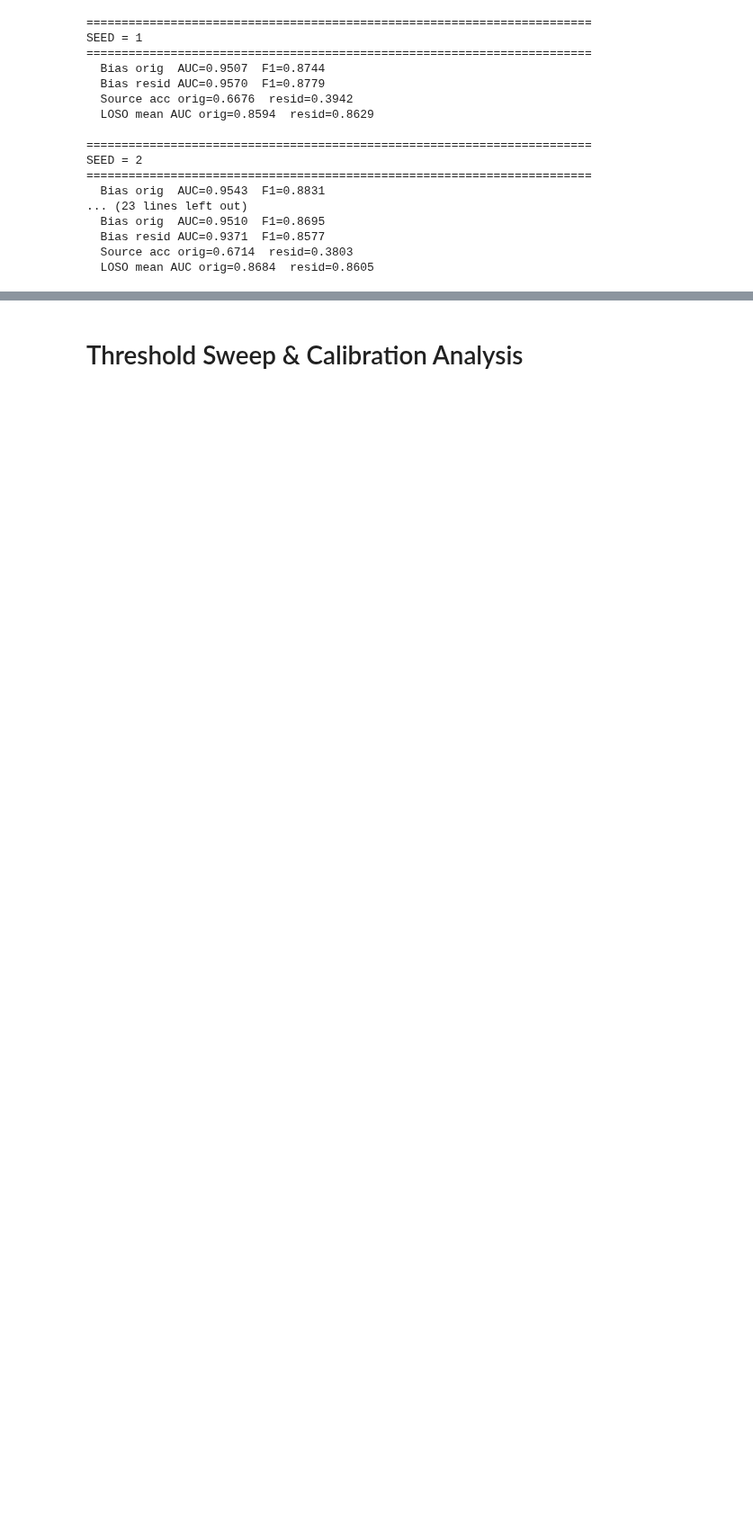
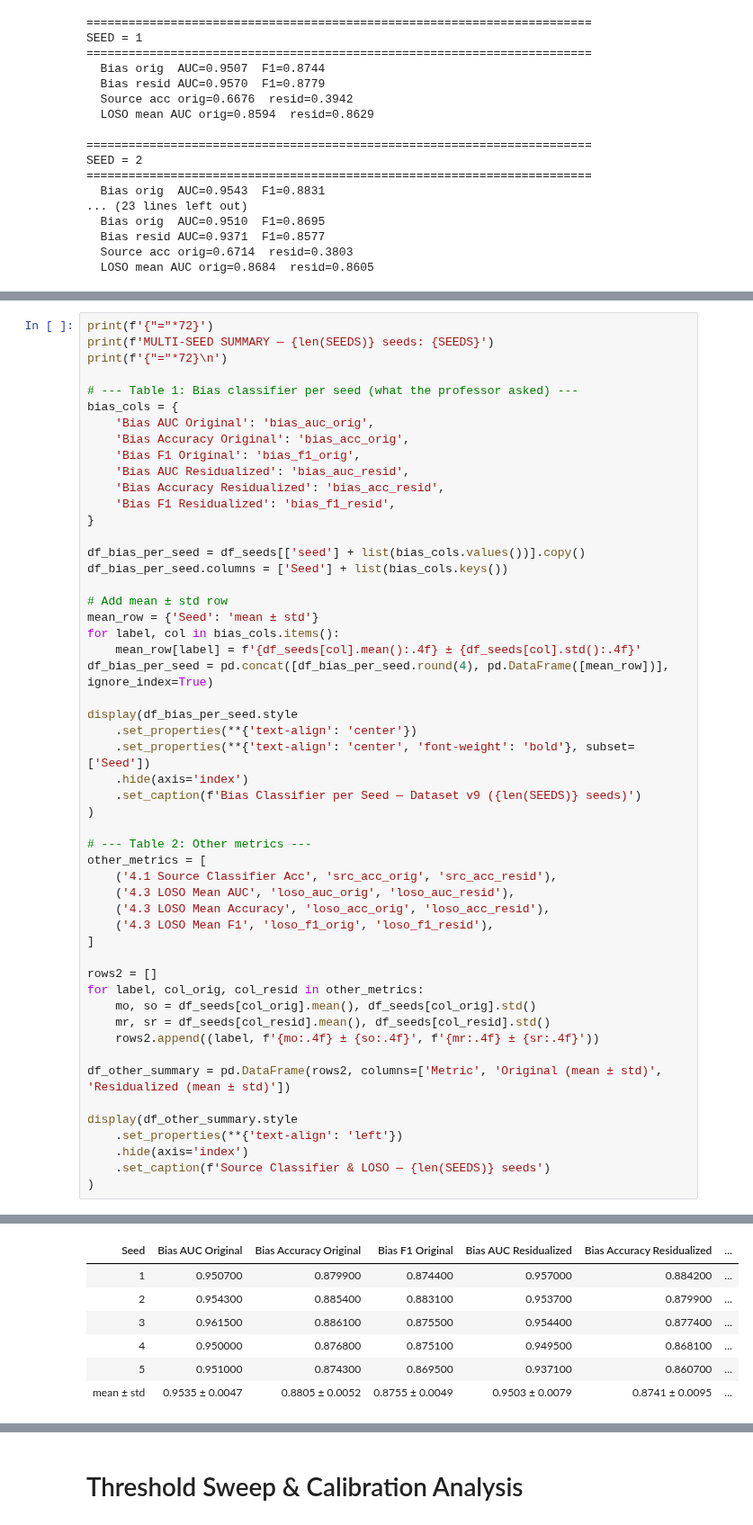
Before and after one commit to pinthoz/attention-atlas, a Jupyter notebook: dataset/v2/bert_source.ipynb, the cells around one changed output, grey strips where cells are left out. Shown at 90% size. Cells and saved outputs as stored; diff of their text form; blank space fills up the shorter version.

```diff
--- a/dataset/v2/bert_source.ipynb
+++ b/dataset/v2/bert_source.ipynb
@@ -1655,0 +1696,53 @@ Per-seed detail:
+# %%
+print(f'{"="*72}')
+print(f'MULTI-SEED SUMMARY — {len(SEEDS)} seeds: {SEEDS}')
+print(f'{"="*72}\n')
+
+# --- Table 1: Bias classifier per seed (what the professor asked) ---
+bias_cols = {
+    'Bias AUC Original': 'bias_auc_orig',
+    'Bias Accuracy Original': 'bias_acc_orig',
+    'Bias F1 Original': 'bias_f1_orig',
+    'Bias AUC Residualized': 'bias_auc_resid',
+    'Bias Accuracy Residualized': 'bias_acc_resid',
+    'Bias F1 Residualized': 'bias_f1_resid',
+}
+
+df_bias_per_seed = df_seeds[['seed'] + list(bias_cols.values())].copy()
+df_bias_per_seed.columns = ['Seed'] + list(bias_cols.keys())
+
+# Add mean ± std row
+mean_row = {'Seed': 'mean ± std'}
+for label, col in bias_cols.items():
+    mean_row[label] = f'{df_seeds[col].mean():.4f} ± {df_seeds[col].std():.4f}'
+df_bias_per_seed = pd.concat([df_bias_per_seed.round(4), pd.DataFrame([mean_row])], ignore_index=True)
+
+display(df_bias_per_seed.style
+    .set_properties(**{'text-align': 'center'})
+    .set_properties(**{'text-align': 'center', 'font-weight': 'bold'}, subset=['Seed'])
+    .hide(axis='index')
+    .set_caption(f'Bias Classifier per Seed — Dataset v9 ({len(SEEDS)} seeds)')
+)
+
+# --- Table 2: Other metrics ---
+other_metrics = [
+    ('4.1 Source Classifier Acc', 'src_acc_orig', 'src_acc_resid'),
+    ('4.3 LOSO Mean AUC', 'loso_auc_orig', 'loso_auc_resid'),
+    ('4.3 LOSO Mean Accuracy', 'loso_acc_orig', 'loso_acc_resid'),
+    ('4.3 LOSO Mean F1', 'loso_f1_orig', 'loso_f1_resid'),
+]
+
+rows2 = []
+for label, col_orig, col_resid in other_metrics:
+    mo, so = df_seeds[col_orig].mean(), df_seeds[col_orig].std()
+    mr, sr = df_seeds[col_resid].mean(), df_seeds[col_resid].std()
+    rows2.append((label, f'{mo:.4f} ± {so:.4f}', f'{mr:.4f} ± {sr:.4f}'))
+
+df_other_summary = pd.DataFrame(rows2, columns=['Metric', 'Original (mean ± std)', 'Residualized (mean ± std)'])
+
+display(df_other_summary.style
+    .set_properties(**{'text-align': 'left'})
+    .hide(axis='index')
+    .set_caption(f'Source Classifier & LOSO — {len(SEEDS)} seeds')
+)
+# %% [output]
@@ -1655,0 +1753,7 @@ Per-seed detail:
+| Seed | Bias AUC Original | Bias Accuracy Original | Bias F1 Original | Bias AUC Residualized | Bias Accuracy Residualized | ... |
+| 1 | 0.950700 | 0.879900 | 0.874400 | 0.957000 | 0.884200 | ... |
+| 2 | 0.954300 | 0.885400 | 0.883100 | 0.953700 | 0.879900 | ... |
+| 3 | 0.961500 | 0.886100 | 0.875500 | 0.954400 | 0.877400 | ... |
+| 4 | 0.950000 | 0.876800 | 0.875100 | 0.949500 | 0.868100 | ... |
+| 5 | 0.951000 | 0.874300 | 0.869500 | 0.937100 | 0.860700 | ... |
+| mean ± std | 0.9535 ± 0.0047 | 0.8805 ± 0.0052 | 0.8755 ± 0.0049 | 0.9503 ± 0.0079 | 0.8741 ± 0.0095 | ... |
```
Also changed, not shown: parts of 20 cells of this notebook, 1 other file.
